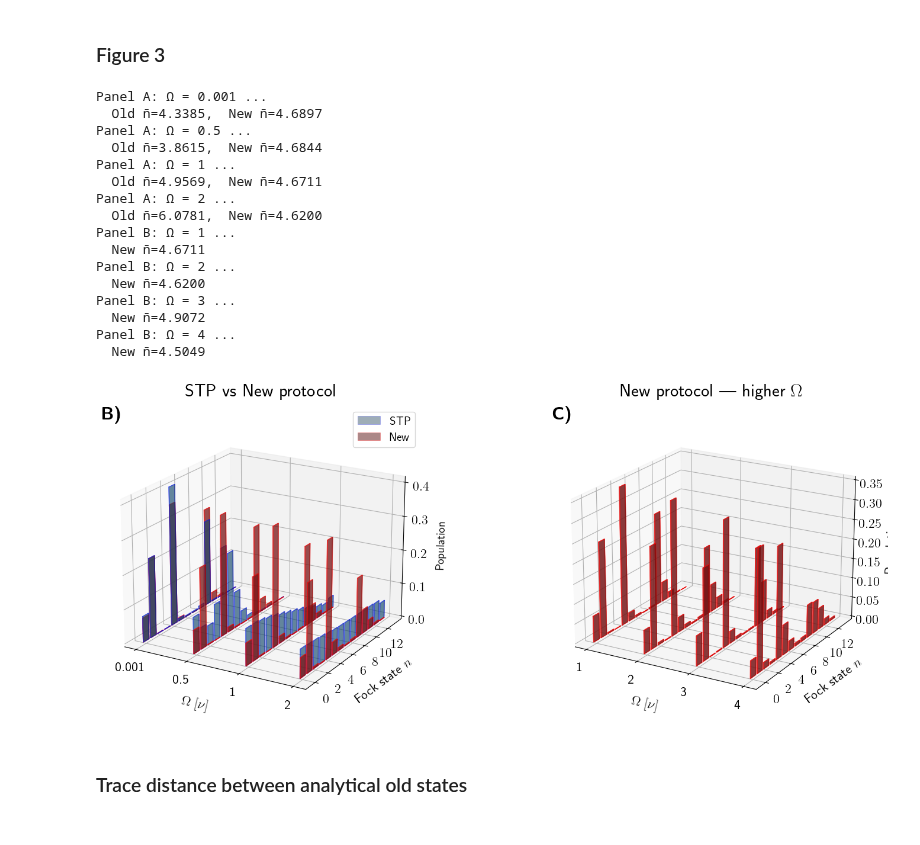
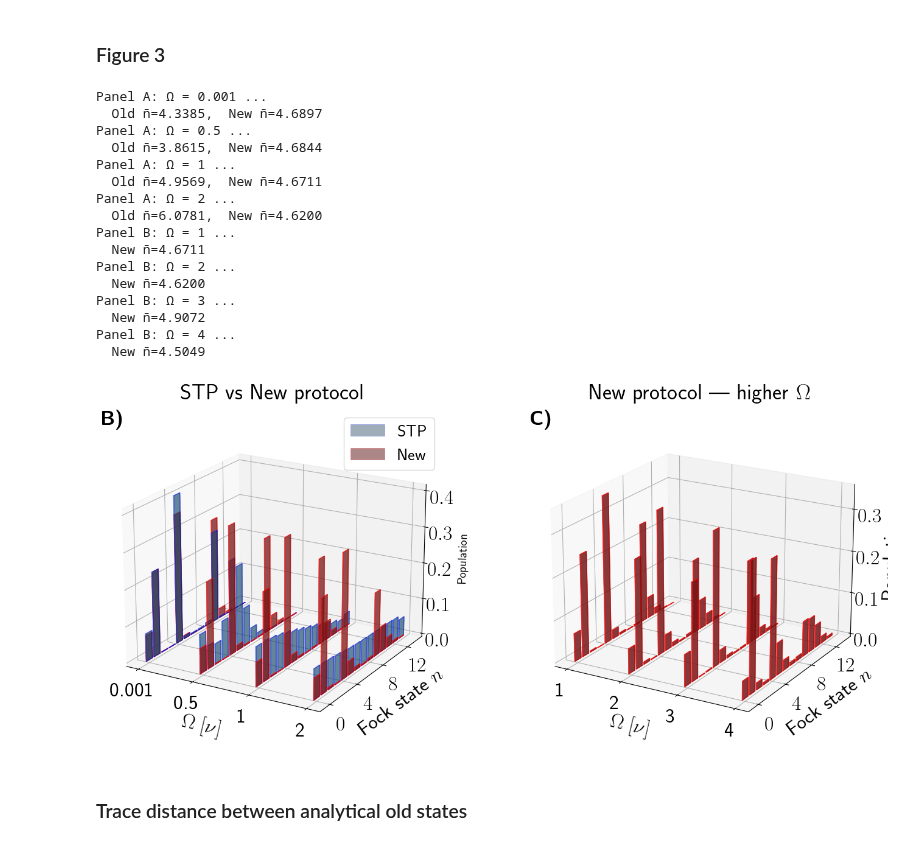
Before and after one commit to GonReina/QLearn, a Jupyter notebook: trapped_ions/Fock_mixtures_sim.ipynb, the cells around one changed output. Drawn from its saved outputs; the diff is of its cells as text; code cells hidden in the pictures.

```diff
--- a/trapped_ions/Fock_mixtures_sim.ipynb
+++ b/trapped_ions/Fock_mixtures_sim.ipynb
@@ -1246,12 +1246,12 @@ from qutip import *
 
 plt.rcParams.update({
     'text.usetex': True,
-    'font.size': 16,
-    'axes.titlesize': 22,
-    'axes.labelsize': 16,
-    'xtick.labelsize': 16,
-    'ytick.labelsize': 16,
-    'legend.fontsize': 14
+    'font.size': 24,
+    'axes.titlesize': 26,
+    'axes.labelsize': 24,
+    'xtick.labelsize': 24,
+    'ytick.labelsize': 24,
+    'legend.fontsize': 20
 })
 
 # ── Shared parameters ──────────────────────────────────────────────
@@ -1428,10 +1428,10 @@ ax1.set_xticks([i * spacing for i in range(len(Omega_values_A))])
 ax1.set_xticklabels([f'{Om}' for Om in Omega_values_A])
 ax1.set_xlabel(r'$\Omega\;[\nu]$', labelpad=12)
 ax1.set_ylabel('Fock state $n$', labelpad=10)
-ax1.set_yticks(np.arange(0, n_show, 2))
+ax1.set_yticks(np.arange(0, n_show, 4))
 ax1.set_zlabel('Population', fontsize=14, labelpad=8)
-ax1.set_title('STP vs New protocol', fontsize=22, fontweight='bold', pad=12)
-ax1.text2D(0.0, 1.0, r'\textbf{B)}', transform=ax1.transAxes, fontsize=22, fontweight='bold', va='top', ha='left')
+ax1.set_title('STP vs New protocol', fontweight='bold', pad=12)
+ax1.text2D(0.0, 1.0, r'\textbf{B)}', transform=ax1.transAxes, fontsize=24, fontweight='bold', va='top', ha='left')
 ax1.view_init(elev=20, azim=-60)
 ax1.tick_params(axis='x')
 ax1.tick_params(axis='y')
@@ -1455,53 +1455,68 @@ ax2.set_xticks([i * spacing for i in range(len(Omega_values_B))])
 ax2.set_xticklabels([f'{Om}' for Om in Omega_values_B])
 ax2.set_xlabel(r'$\Omega\;[\nu]$', labelpad=12)
 ax2.set_ylabel('Fock state $n$', labelpad=10)
-ax2.set_yticks(np.arange(0, n_show, 2))
+ax2.set_yticks(np.arange(0, n_show, 4))
 ax2.set_zlabel('Population', labelpad=8)
-ax2.set_title(r'New protocol — higher $\Omega$', fontsize=22, fontweight='bold', pad=12)
-ax2.text2D(0.0, 1.0, r'\textbf{C)}', transform=ax2.transAxes, fontsize=22, fontweight='bold', va='top', ha='left')
+ax2.set_title(r'New protocol — higher $\Omega$', fontweight='bold', pad=12)
+ax2.text2D(0.0, 1.0, r'\textbf{C)}', transform=ax2.transAxes, fontsize=24, fontweight='bold', va='top', ha='left')
 ax2.view_init(elev=20, azim=-60)
 ax2.tick_params(axis='x')
 ax2.tick_params(axis='y')
 ax2.tick_params(axis='z')
 # ax2.legend(loc='upper right', fontsize=14)
 
-plt.tight_layout()
+# Layout note: for 3D axes, bbox_inches='tight' can clip z-labels.
+# Use explicit subplot margins + default bbox instead.
+fig.subplots_adjust(left=0.06, right=0.995, bottom=0.10, top=0.90, wspace=0.0)
+
+# Even with wspace=0, 3D axes often keep a big visual gap (labels/ticks).
+# Squeeze the axes positions to enforce a small inter-panel gap.
+fig.canvas.draw()
+pos1 = ax1.get_position()
+pos2 = ax2.get_position()
+current_gap = pos2.x0 - pos1.x1
+target_gap = 0.08
+if current_gap > target_gap:
+    delta = (current_gap - target_gap) / 2
+    ax1.set_position([pos1.x0 + delta, pos1.y0, pos1.width, pos1.height])
+    ax2.set_position([pos2.x0 - delta, pos2.y0, pos2.width, pos2.height])
 
 # Save combined figure (PDF + PNG)
-plt.savefig('figure_3.pdf', format='pdf', bbox_inches='tight', dpi=600)
-plt.savefig('figure_3.png', format='png', bbox_inches='tight', dpi=600)
+fig.savefig('figure_3.pdf', format='pdf', dpi=600)
+fig.savefig('figure_3.png', format='png', dpi=600)
 
 # Save each panel as its own PNG using axis-specific bounding boxes
 fig.canvas.draw()
 renderer = fig.canvas.get_renderer()
 panel_targets = [
     (ax1, 'figure_3_panel_left.png'),
     (ax2, 'figure_3_panel_right.png')
 ]
 for axis, filename in panel_targets:
-    bbox = axis.get_tightbbox(renderer).expanded(1.02, 1.05)
+    # Extra expansion helps include 3D axis labels reliably
+    bbox = axis.get_tightbbox(renderer).expanded(1.10, 1.12)
     bbox = bbox.transformed(fig.dpi_scale_trans.inverted())
     fig.savefig(filename, format='png', dpi=600, bbox_inches=bbox)
 
 plt.show()
 # %% [output]
 Panel A: Ω = 0.001 ...
   Old n̄=4.3385,  New n̄=4.6897
 Panel A: Ω = 0.5 ...
   Old n̄=3.8615,  New n̄=4.6844
 Panel A: Ω = 1 ...
   Old n̄=4.9569,  New n̄=4.6711
 Panel A: Ω = 2 ...
   Old n̄=6.0781,  New n̄=4.6200
 Panel B: Ω = 1 ...
   New n̄=4.6711
 Panel B: Ω = 2 ...
   New n̄=4.6200
 Panel B: Ω = 3 ...
   New n̄=4.9072
 Panel B: Ω = 4 ...
   New n̄=4.5049
-[figure, old version]
+[figure, new version]
 # %% [markdown]
 ### Trace distance between analytical old states
 # %%
```
Also changed, not shown: parts of 2 cells of this notebook, 11 other files.
